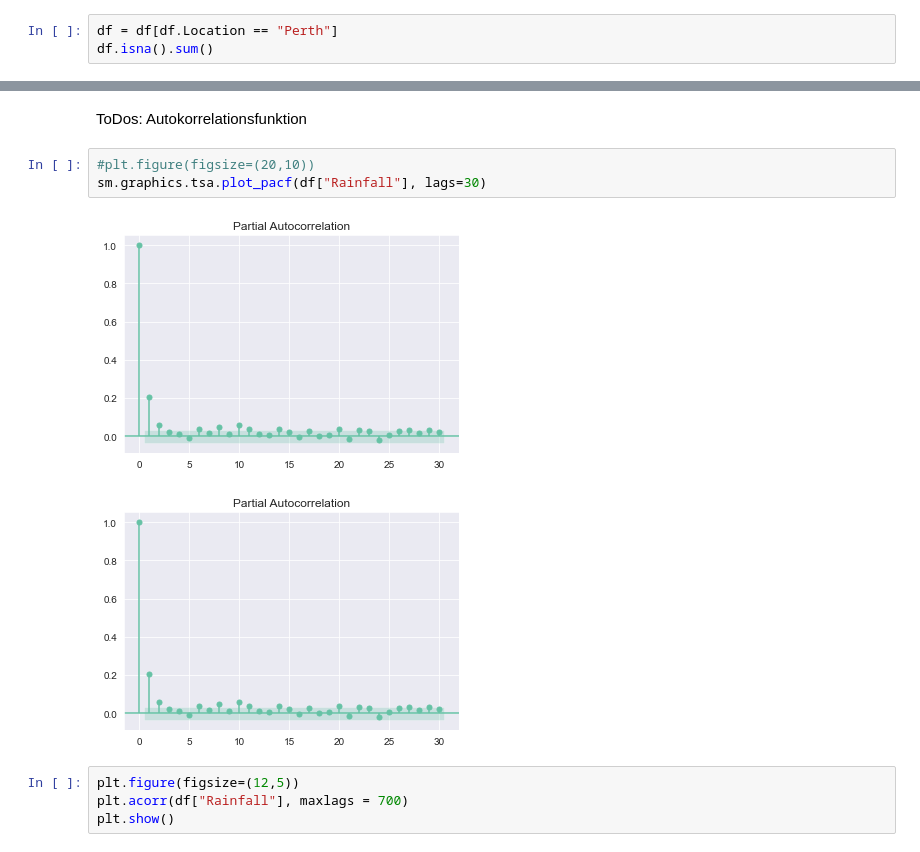
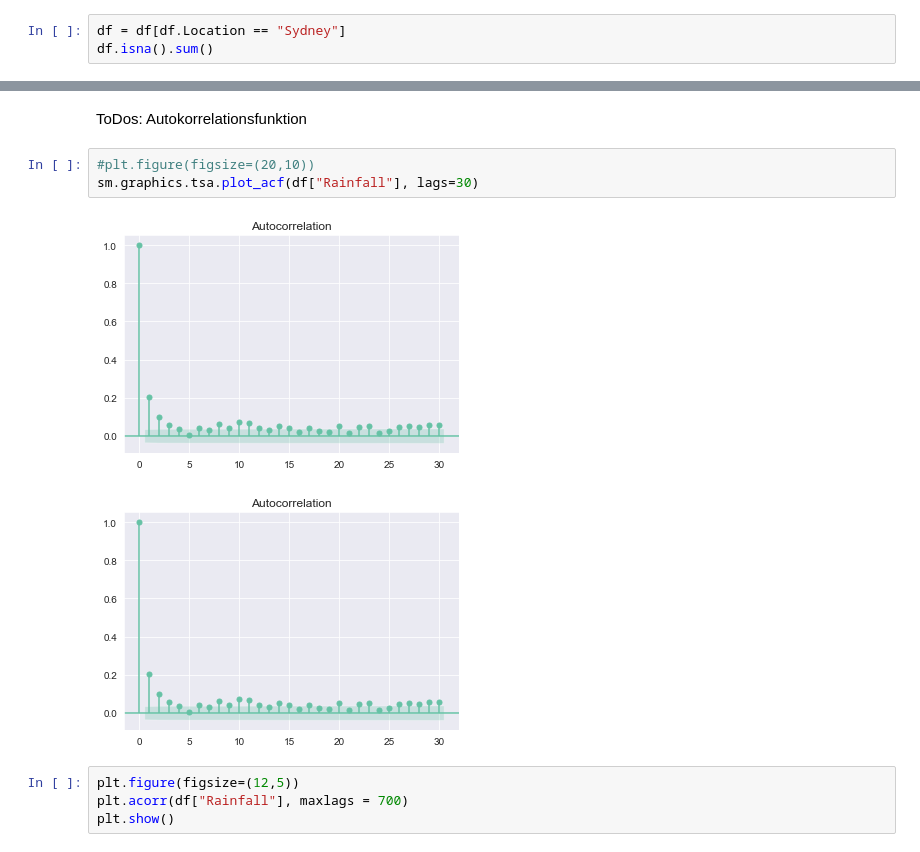
Before and after one commit to jopagel/Australian-weather, a Jupyter notebook: data-exploration.ipynb, the cells around one changed output, grey strips where cells are left out. Cells and saved outputs as stored; diff of their text form.

```diff
--- a/data-exploration.ipynb
+++ b/data-exploration.ipynb
@@ -36,6 +47,6 @@ Katherine           1559
 Uluru               1521
 Name: Location, dtype: int64
 # %%
-df = df[df.Location == "Perth"]
+df = df[df.Location == "Sydney"]
 df.isna().sum()
 # %% [output]
@@ -174,10 +205,10 @@ monthly_mean
 ToDos: Autokorrelationsfunktion
 # %%
 #plt.figure(figsize=(20,10))
-sm.graphics.tsa.plot_pacf(df["Rainfall"], lags=30)
+sm.graphics.tsa.plot_acf(df["Rainfall"], lags=30)
 # %% [output]
-[figure, old version]
+[figure, new version]
-[figure, old version]
+[figure, new version]
 # %%
 plt.figure(figsize=(12,5))
 plt.acorr(df["Rainfall"], maxlags = 700)
```
Also changed, not shown: parts of 24 cells of this notebook, 2 other files.
